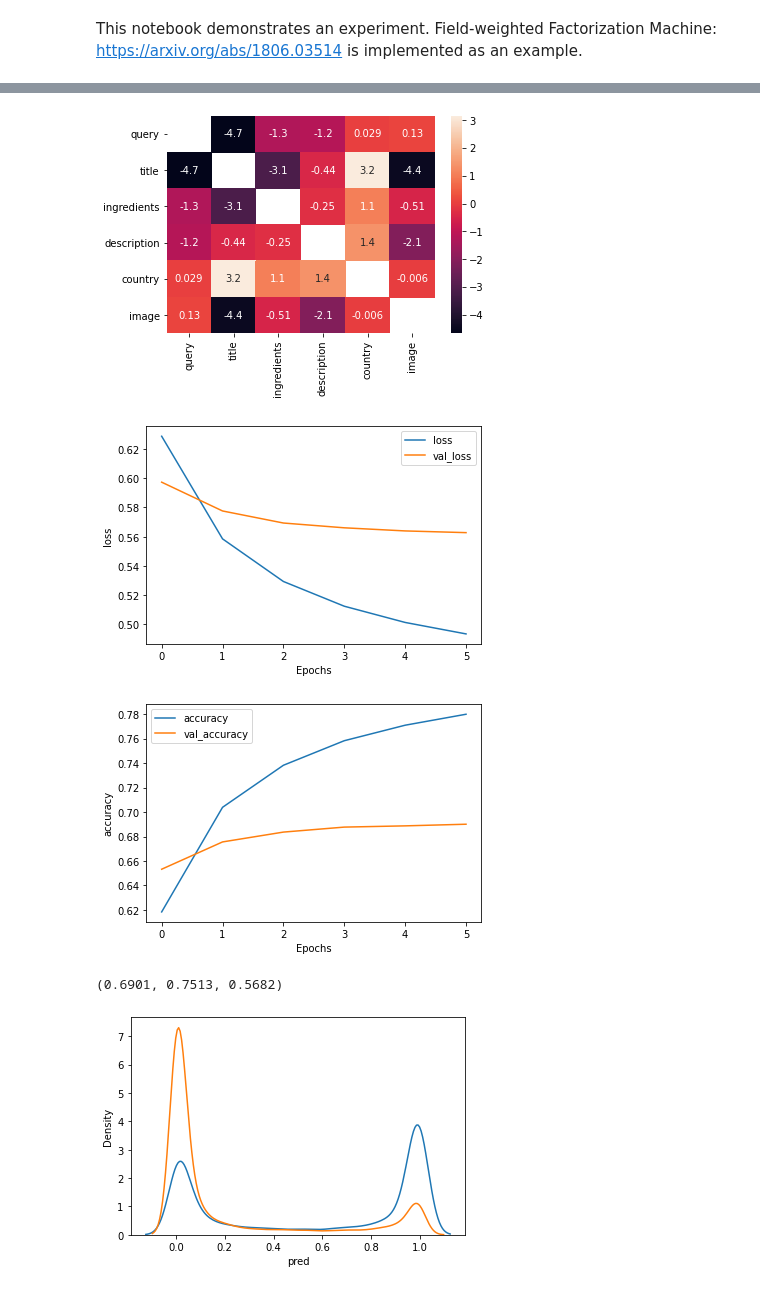
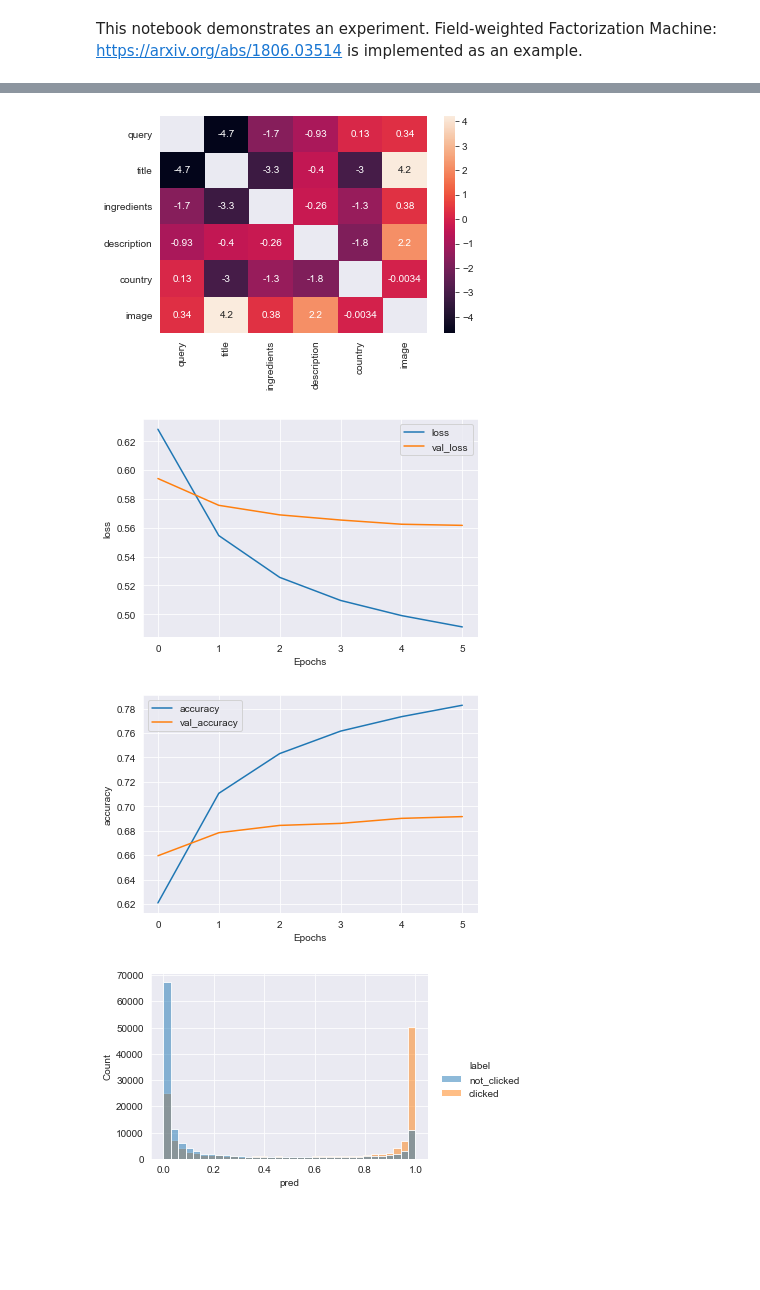
Before and after one commit to rejasupotaro/feature-interactions-in-document-ranking, a Jupyter notebook: notebooks/fwfm_cookpad.ipynb, the cells around one changed output, grey strips where cells are left out. Cells and saved outputs as stored; diff of their text form; code cells hidden in the pictures; blank space fills up the shorter version.

Commit message:
Regenerate figures

```diff
--- a/notebooks/fwfm_cookpad.ipynb
+++ b/notebooks/fwfm_cookpad.ipynb
@@ -8,6 +8,7 @@ from pathlib import Path
 
 import itertools
 import numpy as np
+import pandas as pd
 import tensorflow as tf
 from tensorflow.keras import layers
 from tqdm import tqdm
@@ -28,7 +29,10 @@ from src.losses import pairwise_losses
 import matplotlib.pyplot as plt
 import seaborn as sns
 
+sns.set_style('darkgrid')
+
 project_dir = '../'
+images_dir = f'{project_dir}/images'
 # %%
 from src.data.cookpad.recipes import load_raw_recipes
 
@@ -203,29 +205,30 @@ Epoch 6/6
 # %%
 show_field_weights(model)
 # %% [output]
-[figure, old version]
+[figure, new version]
 # %%
 plot_history(history, 'loss')
 plot_history(history, 'accuracy')
 # %% [output]
-[figure, old version]
+[figure, new version]
-[figure, old version]
+[figure, new version]
 # %%
 from sklearn.metrics import accuracy_score, precision_score, recall_score
 
 val_df['pred'] = model.predict(val_generator)
 
-temp = val_df[val_df['label'] == 1]
-sns.kdeplot(temp['pred'], label='label: 1')
-temp = val_df[val_df['label'] == 0]
-sns.kdeplot(temp['pred'], label='label: 0')
+temp = val_df.tail(-1).copy()
+temp["label"] = temp["label"].apply(lambda label: "clicked" if label == 1 else "not_clicked")
+grid = sns.displot(data=temp, x='pred', hue='label')
+grid.fig.set_figwidth(6)
+grid.fig.set_figheight(3)
+plt.show()
 
 y_true = val_df['label']
 y_pred = val_df['pred']
 round(accuracy_score(y_true, y_pred > 0.5), 4), round(precision_score(y_true, y_pred > 0.5), 4), round(recall_score(y_true, y_pred > 0.5), 4)
 # %% [output]
-(0.6901, 0.7513, 0.5682)
-[figure, old version]
+[figure, new version]
 # %%
 def evaluate(model, dataset, data_processor, verbose=1) -> float:
     ndcg_scores = []
```
Also changed, not shown: parts of 8 cells of this notebook, 6 other files.
